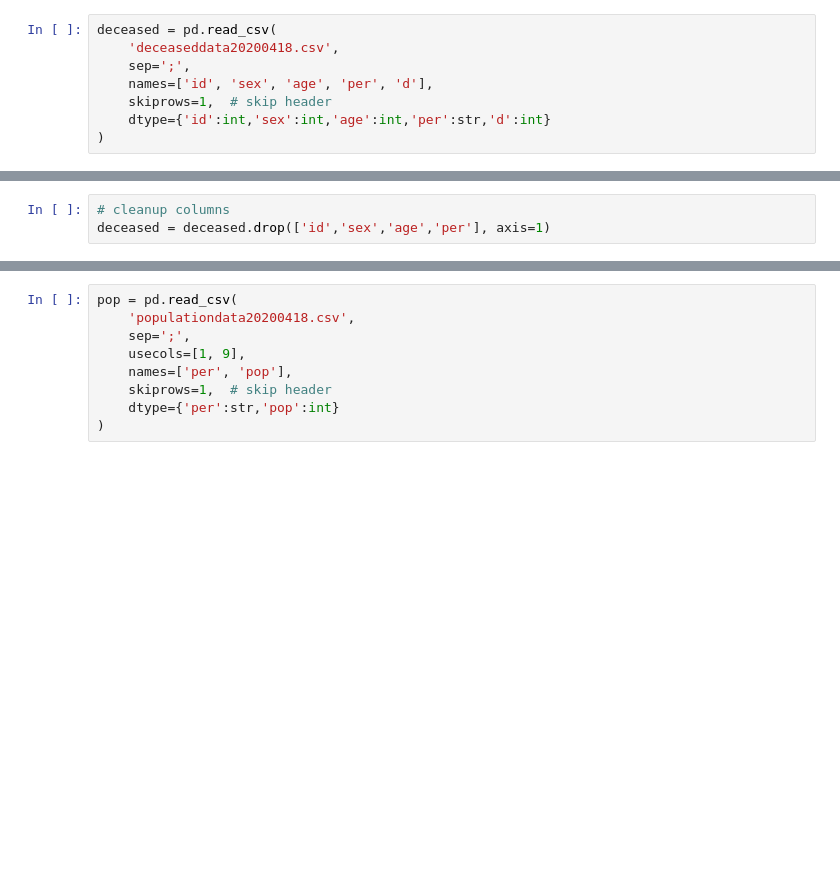
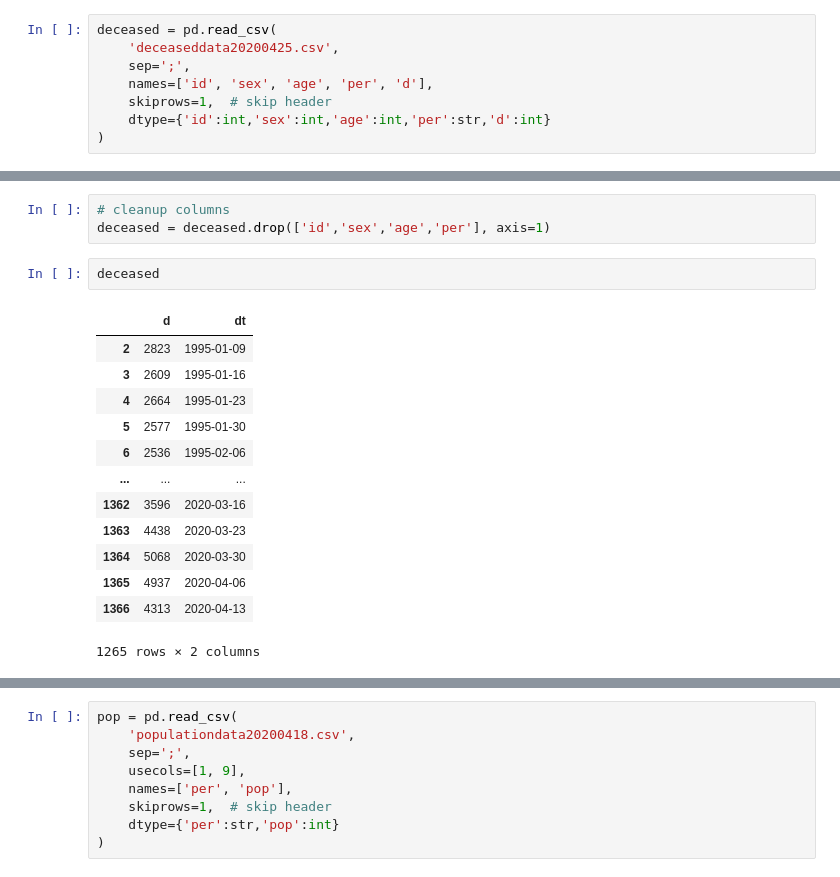
Before and after one commit to gidven/nl-mortality-covid, a Jupyter notebook: weekly-mortality.ipynb, the cells around one changed output, grey strips where cells are left out. Cells and saved outputs as stored; diff of their text form; blank space fills up the shorter version.

```diff
--- a/weekly-mortality.ipynb
+++ b/weekly-mortality.ipynb
@@ -13,7 +13,7 @@ Entry for mortality week 15 2020 added manually based on latest reports, which w
 import pandas as pd
 # %%
 deceased = pd.read_csv(
-    'deceaseddata20200418.csv',
+    'deceaseddata20200425.csv',
     sep=';',
     names=['id', 'sex', 'age', 'per', 'd'],
     skiprows=1,  # skip header
@@ -48,6 +52,22 @@ deceased = deceased[demo_filters]
 # %%
 # cleanup columns
 deceased = deceased.drop(['id','sex','age','per'], axis=1)
+# %%
+deceased
+# %% [output]
+|  | d | dt |
+| 2 | 2823 | 1995-01-09 |
+| 3 | 2609 | 1995-01-16 |
+| 4 | 2664 | 1995-01-23 |
+| 5 | 2577 | 1995-01-30 |
+| 6 | 2536 | 1995-02-06 |
+| ... | ... | ... |
+| 1362 | 3596 | 2020-03-16 |
+| 1363 | 4438 | 2020-03-23 |
+| 1364 | 5068 | 2020-03-30 |
+| 1365 | 4937 | 2020-04-06 |
+| 1366 | 4313 | 2020-04-13 |
+1265 rows × 2 columns
 # %%
 # quick plot show no spikes other than expected yearly seasonality
 deceased.plot(x='dt')
```
Also changed, not shown: parts of 17 cells of this notebook, 7 other files.
